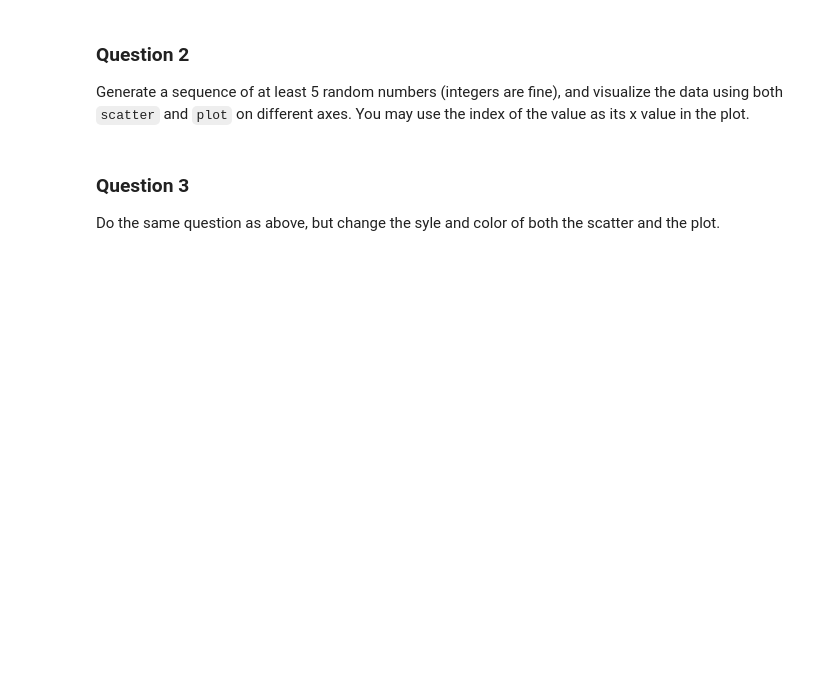
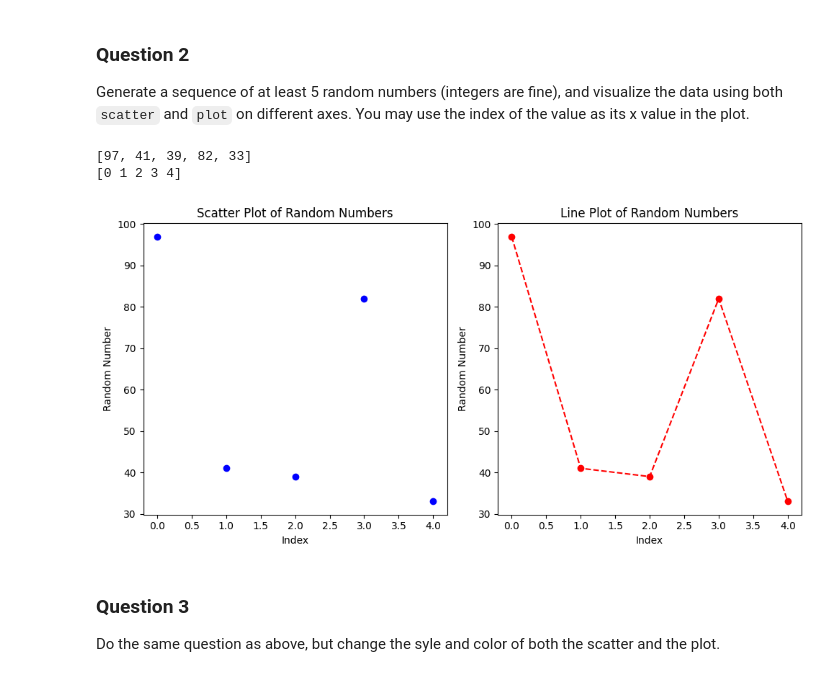
Before and after one commit to anjana-codes/webmin-03-project, a Jupyter notebook: pyplot.ipynb, the cells around one changed output. Saved outputs shown, nothing was run; the diff lists cells and outputs as text; code cells hidden in the pictures; blank space fills up the shorter version.

```diff
--- a/pyplot.ipynb
+++ b/pyplot.ipynb
@@ -68,6 +68,38 @@ plt.show()
 # %% [markdown]
 ### Question 2
 Generate a sequence of at least 5 random numbers (integers are fine), and visualize the data using both `scatter` and `plot` on different axes.  You may use the index of the value as its x value in the plot.
+# %%
+import matplotlib.pyplot as plt
+import numpy as np
+
+# Generate 5 random integers for y_axis
+random_numbers = [random.randint(20, 200) for _ in range(5)]
+print (random_numbers)
+
+# Create x-axis values (indices)
+x = np.arange(len(random_numbers))
+print(x)
+# Create the plots
+plt.figure(figsize=(10, 5))
+
+plt.subplot(1, 2, 1)
+plt.scatter(x, random_numbers, color='blue', marker='o')
+plt.title('Scatter Plot of Random Numbers')
+plt.xlabel('Index')
+plt.ylabel('Random Number')
+
+plt.subplot(1, 2, 2)
+plt.plot(x, random_numbers, color='red', marker='o', linestyle='--')
+plt.title('Line Plot of Random Numbers')
+plt.xlabel('Index')
+plt.ylabel('Random Number')
+
+plt.tight_layout()
+plt.show()
+# %% [output]
+[97, 41, 39, 82, 33]
+[0 1 2 3 4]
+[figure, added]
 # %% [markdown]
 ### Question 3
 Do the same question as above, but change the syle and color of both the scatter and the plot.
```
